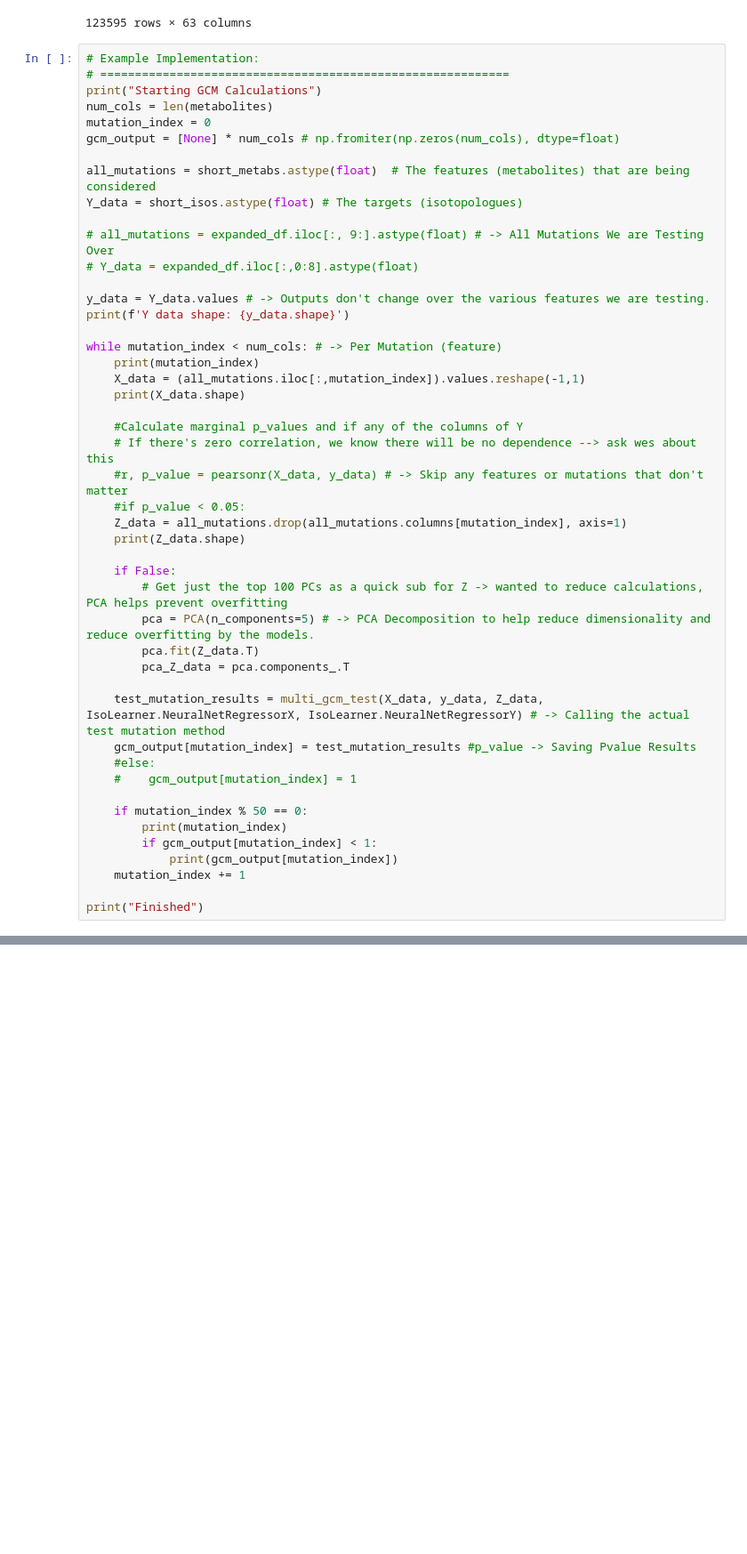
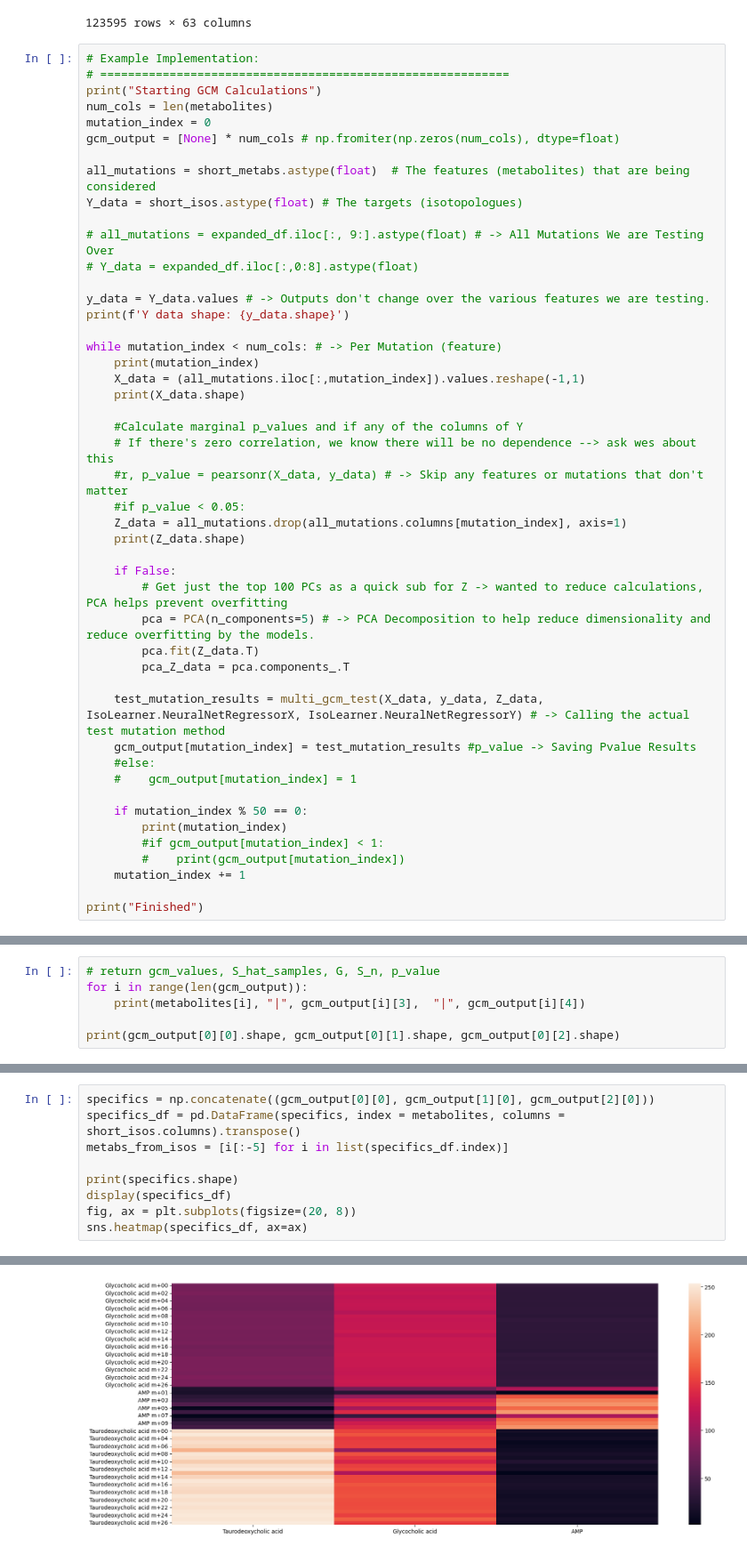
Before and after one commit to reznik-lab/IsoLearner, a Jupyter notebook: IsoLearnerOOO-testing.ipynb, the cells around one changed output, grey strips where cells are left out. Shown at 89% size. Saved outputs shown, nothing was run; the diff lists cells and outputs as text; blank space fills up the shorter version.

Commit message:
GCM for 3 metabolites

```diff
--- a/IsoLearnerOOO-testing.ipynb
+++ b/IsoLearnerOOO-testing.ipynb
@@ -293,8 +293,8 @@ while mutation_index < num_cols: # -> Per Mutation (feature)
 
     if mutation_index % 50 == 0:
         print(mutation_index)
-        if gcm_output[mutation_index] < 1:
-            print(gcm_output[mutation_index])
+        #if gcm_output[mutation_index] < 1:
+        #    print(gcm_output[mutation_index])
     mutation_index += 1
 
 print("Finished")
@@ -323,0 +319,6 @@ print(test_mutation_results)
+# %%
+# return gcm_values, S_hat_samples, G, S_n, p_value
+for i in range(len(gcm_output)):
+    print(metabolites[i], "|", gcm_output[i][3],  "|", gcm_output[i][4])
+
+print(gcm_output[0][0].shape, gcm_output[0][1].shape, gcm_output[0][2].shape)
@@ -323,0 +333,10 @@ print(test_mutation_results)
+# %%
+specifics = np.concatenate((gcm_output[0][0], gcm_output[1][0], gcm_output[2][0]))
+specifics_df = pd.DataFrame(specifics, index = metabolites, columns = short_isos.columns).transpose()
+metabs_from_isos = [i[:-5] for i in list(specifics_df.index)]
+
+print(specifics.shape)
+display(specifics_df)
+fig, ax = plt.subplots(figsize=(20, 8))
+sns.heatmap(specifics_df, ax=ax)
+# %% [output]
@@ -323,0 +358 @@ print(test_mutation_results)
+[figure, added]
```
Also changed, not shown: parts of 7 cells of this notebook.
